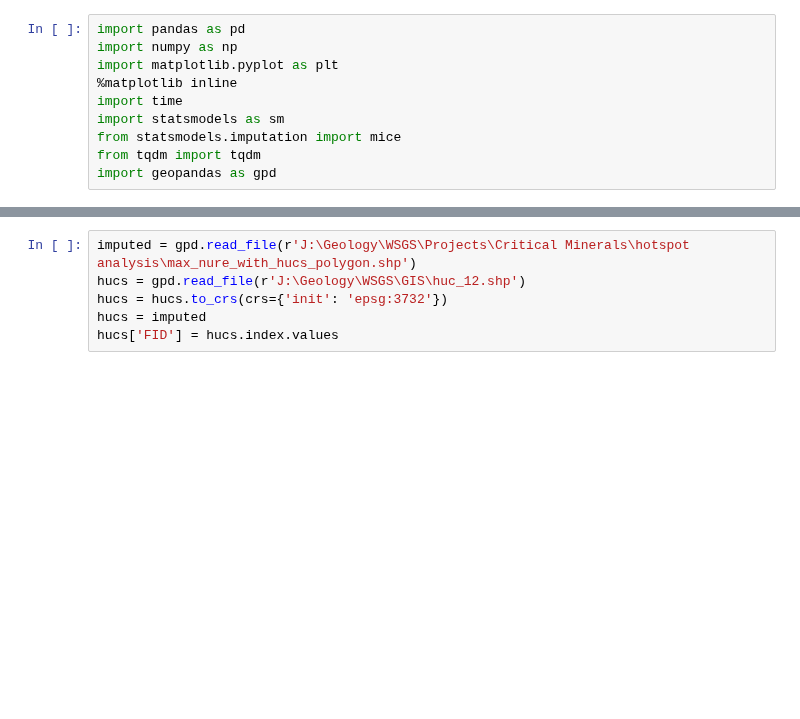
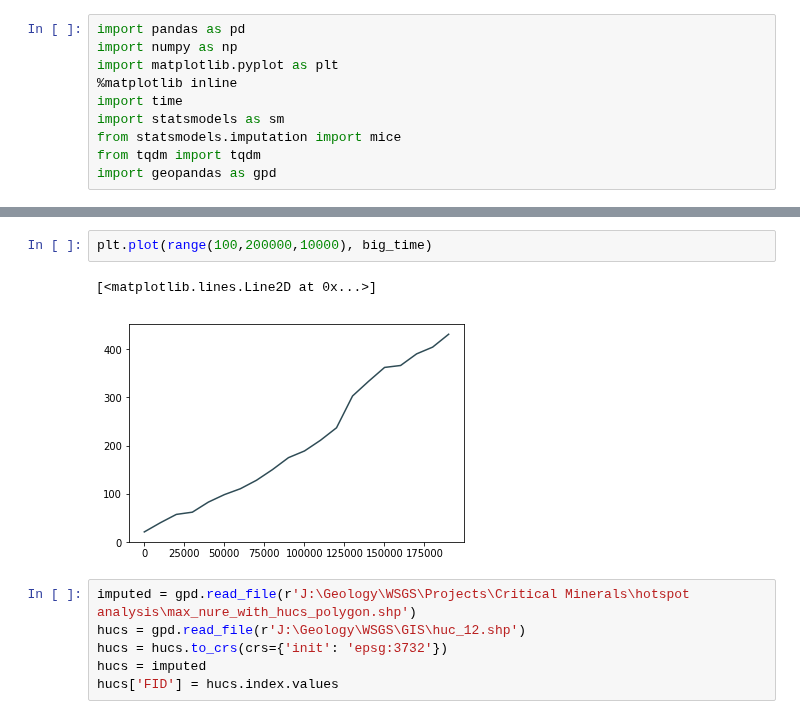
Before and after one commit to jessepisel/criticalandstrategic, a Jupyter notebook: scaling.ipynb, the cells around one changed output, grey strips where cells are left out. Drawn from its saved outputs; the diff is of its cells as text; blank space fills up the shorter version.

```diff
--- a/scaling.ipynb
+++ b/scaling.ipynb
@@ -45,3 +40,8 @@ for i in range(20):
+# %%
+plt.plot(range(100,200000,10000), big_time)
+# %% [output]
+[<matplotlib.lines.Line2D at 0x...>]
+[figure, added]
 # %%
 imputed = gpd.read_file(r'J:\Geology\WSGS\Projects\Critical Minerals\hotspot analysis\max_nure_with_hucs_polygon.shp')
 hucs = gpd.read_file(r'J:\Geology\WSGS\GIS\huc_12.shp')
```
Also changed, not shown: parts of 6 cells of this notebook.
